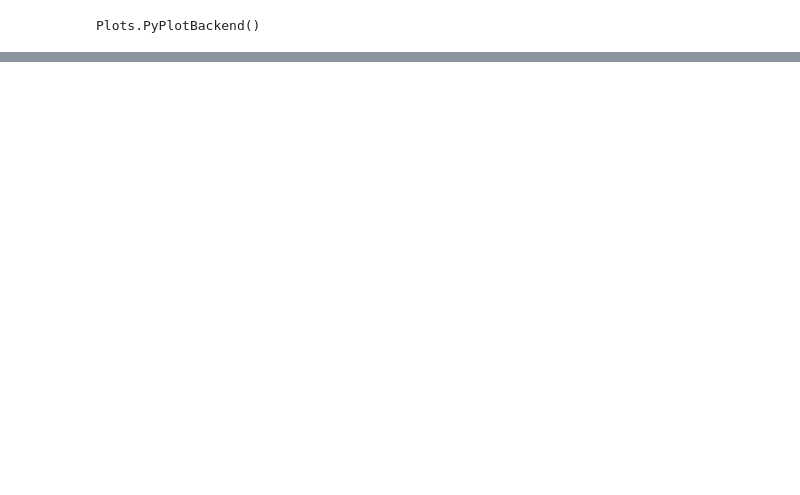
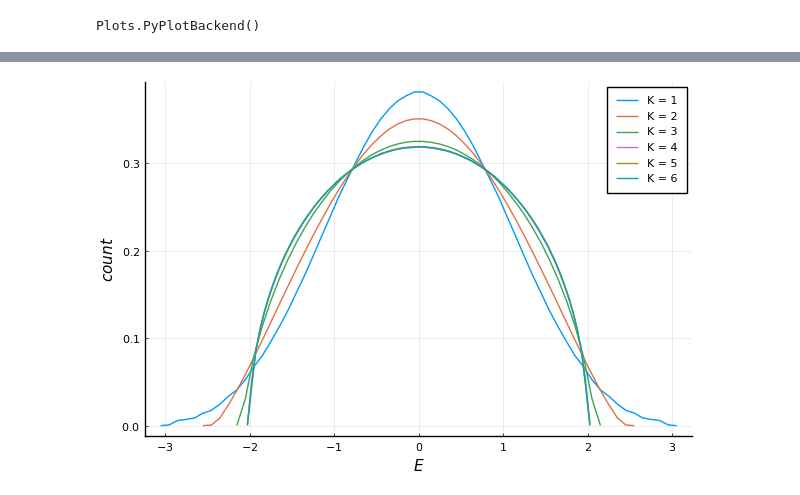
Before and after one commit to lololobo93/SYK.jl, a Jupyter notebook: SYK_plots.ipynb, the cells around one changed output, grey strips where cells are left out. Cells and saved outputs as stored; diff of their text form; code cells hidden in the pictures; blank space fills up the shorter version.

```diff
--- a/SYK_plots.ipynb
+++ b/SYK_plots.ipynb
@@ -34,0 +35,25 @@ xlabel!(L"E")
+# %%
+file_fd = string("eig_saves/All_Meml", 12, "_", 6, "_", 1, ".dat")
+fd1 = readdlm(file_fd);
+# %%
+K = [1, 2, 3, 4, 5, 6]
+N = 6
+L = 12
+matrix_size = binomial(12, 6)
+it_num = 11_000
+plot()
+for i in 1:6
+    file_fd = string("eig_saves/All_Meml", L, "_", N, "_", K[i], ".dat")
+    fd1 = readdlm(file_fd);
+    fd2 = reshape((fd1 .- mean(fd1, dims = 2)) ./ std(fd1, dims = 2), matrix_size*it_num);
+    h = fit(Histogram, fd2, nbins=75)
+    h = normalize(h, mode=:pdf)
+    r = h.edges[1]
+    x = first(r)+step(r)/2:step(r):last(r)
+    N_i = K[i]
+    plot!(x, h.weights, label = "K = $N_i")
+end
+ylabel!(L"count")
+xlabel!(L"E")
+# %% [output]
+[figure, added]
```
Also changed, not shown: parts of 2 cells of this notebook, 4 other files.
